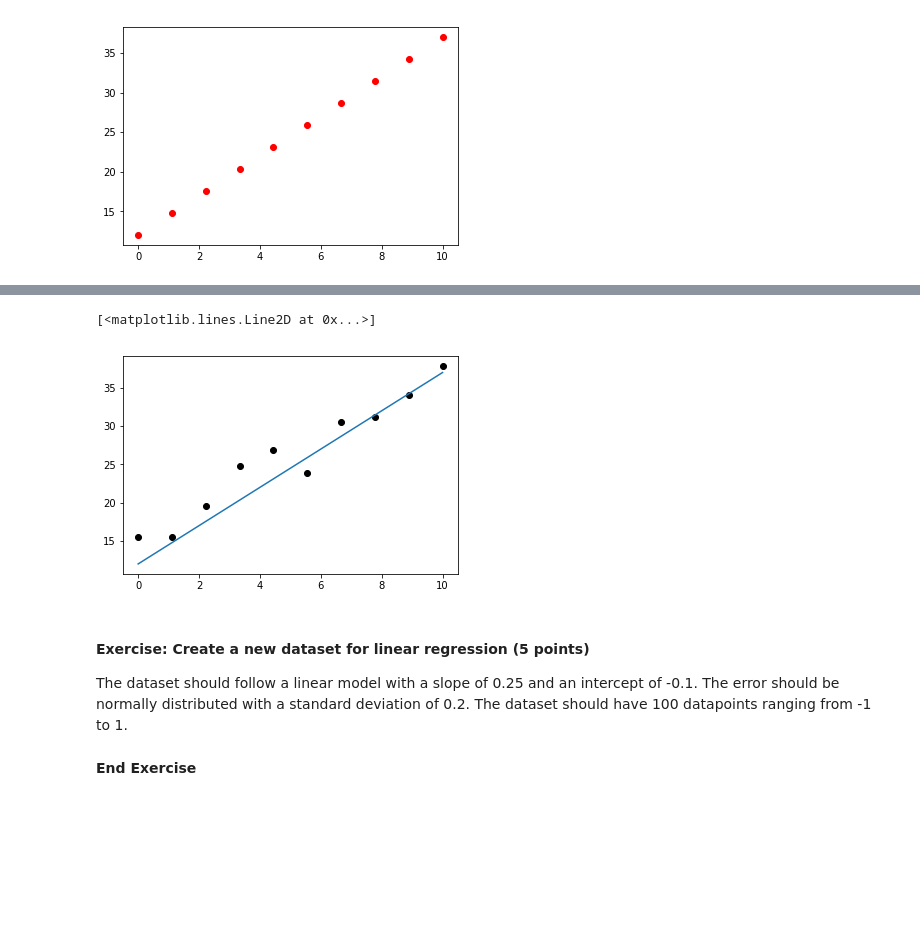
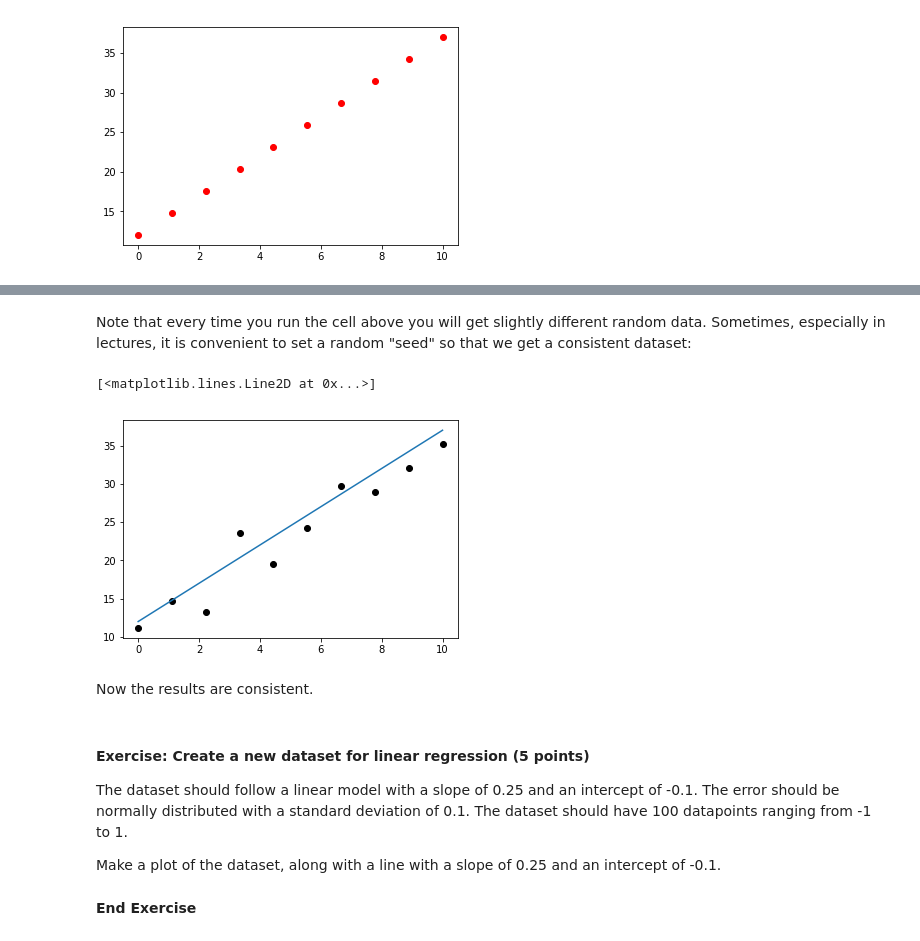
Before and after one commit to medford-group/data_analytics_for_engineers, a Jupyter notebook: modules/0-foundations/foundations.ipynb, the cells around one changed output, grey strips where cells are left out. Saved outputs shown, nothing was run; the diff lists cells and outputs as text; code cells hidden in the pictures; blank space fills up the shorter version.

```diff
--- a/modules/0-foundations/foundations.ipynb
+++ b/modules/0-foundations/foundations.ipynb
@@ -189,0 +139,8 @@ Now we can use this to create some error, $\epsilon_i$. We will set the mean of
+# %%
+mean = 0
+std_dev = 2
+epsilon = np.random.normal(mean,std_dev,size=10)
+y = m*x + b + epsilon
+fig, ax = plt.subplots()
+ax.plot(x, y, marker='o', color='k', linestyle='none')
+ax.plot(x, yhat)
@@ -190,14 +150,20 @@ Now we can use this to create some error, $\epsilon_i$. We will set the mean of
+# %% [markdown]
+Note that every time you run the cell above you will get slightly different random data. Sometimes, especially in lectures, it is convenient to set a random "seed" so that we get a consistent dataset:
 # %%
-np.random.seed(seed=0)
-epsilon = np.random.normal(0,2,size=10)
+np.random.seed(2)
+epsilon = np.random.normal(mean,std_dev,size=10)
 y = m*x + b + epsilon
 fig, ax = plt.subplots()
 ax.plot(x, y, marker='o', color='k', linestyle='none')
 ax.plot(x, yhat)
 # %% [output]
 [<matplotlib.lines.Line2D at 0x...>]
-[figure, old version]
+[figure, new version]
+# %% [markdown]
+Now the results are consistent.
 # %% [markdown]
 #### Exercise: Create a new dataset for linear regression (5 points)
 
-The dataset should follow a linear model with a slope of 0.25 and an intercept of -0.1. The error should be normally distributed with a standard deviation of 0.2. The dataset should have 100 datapoints ranging from -1 to 1.
+The dataset should follow a linear model with a slope of 0.25 and an intercept of -0.1. The error should be normally distributed with a standard deviation of 0.1. The dataset should have 100 datapoints ranging from -1 to 1.
+
+Make a plot of the dataset, along with a line with a slope of 0.25 and an intercept of -0.1.
```
Also changed, not shown: parts of 52 cells of this notebook, 1 other file.
